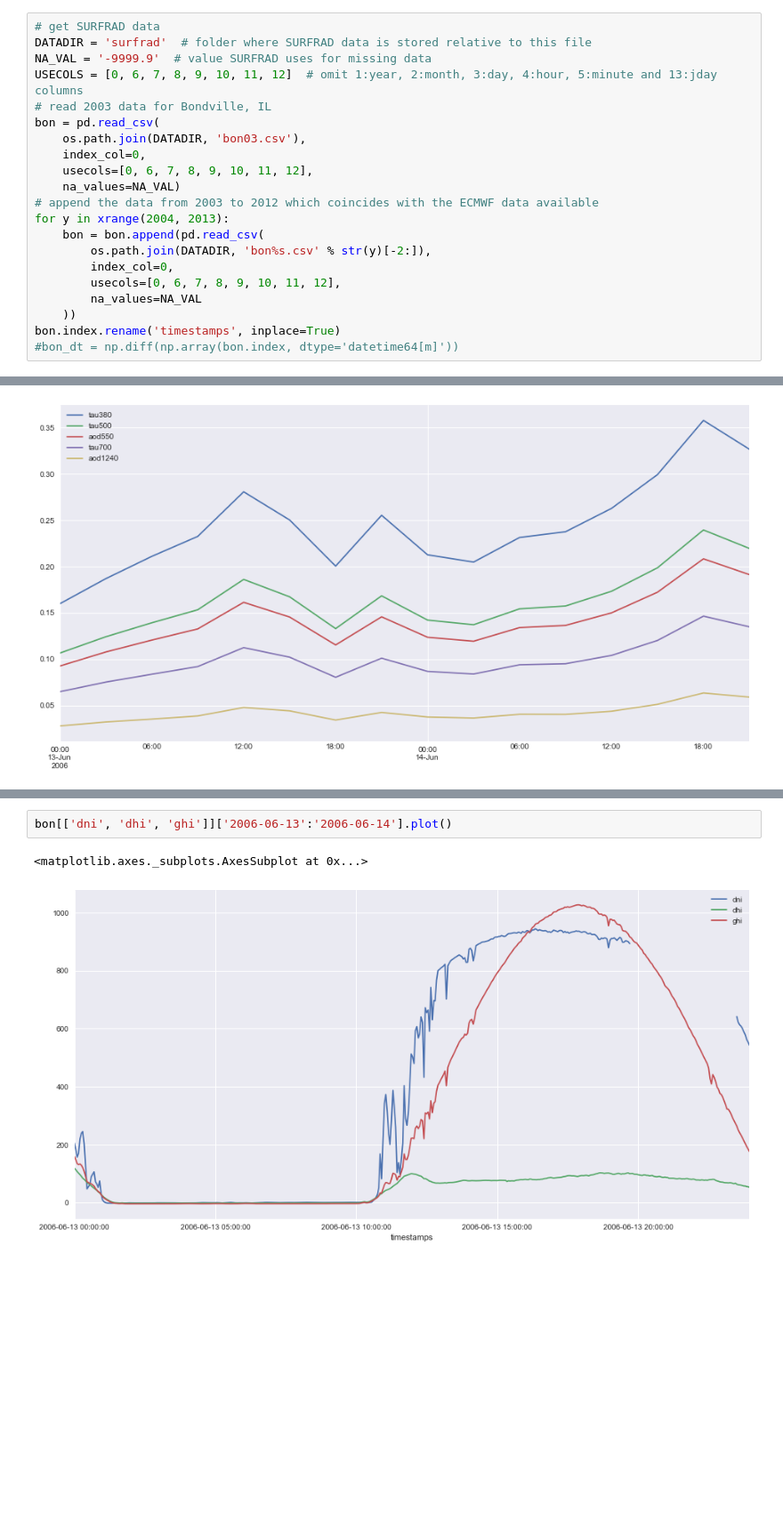
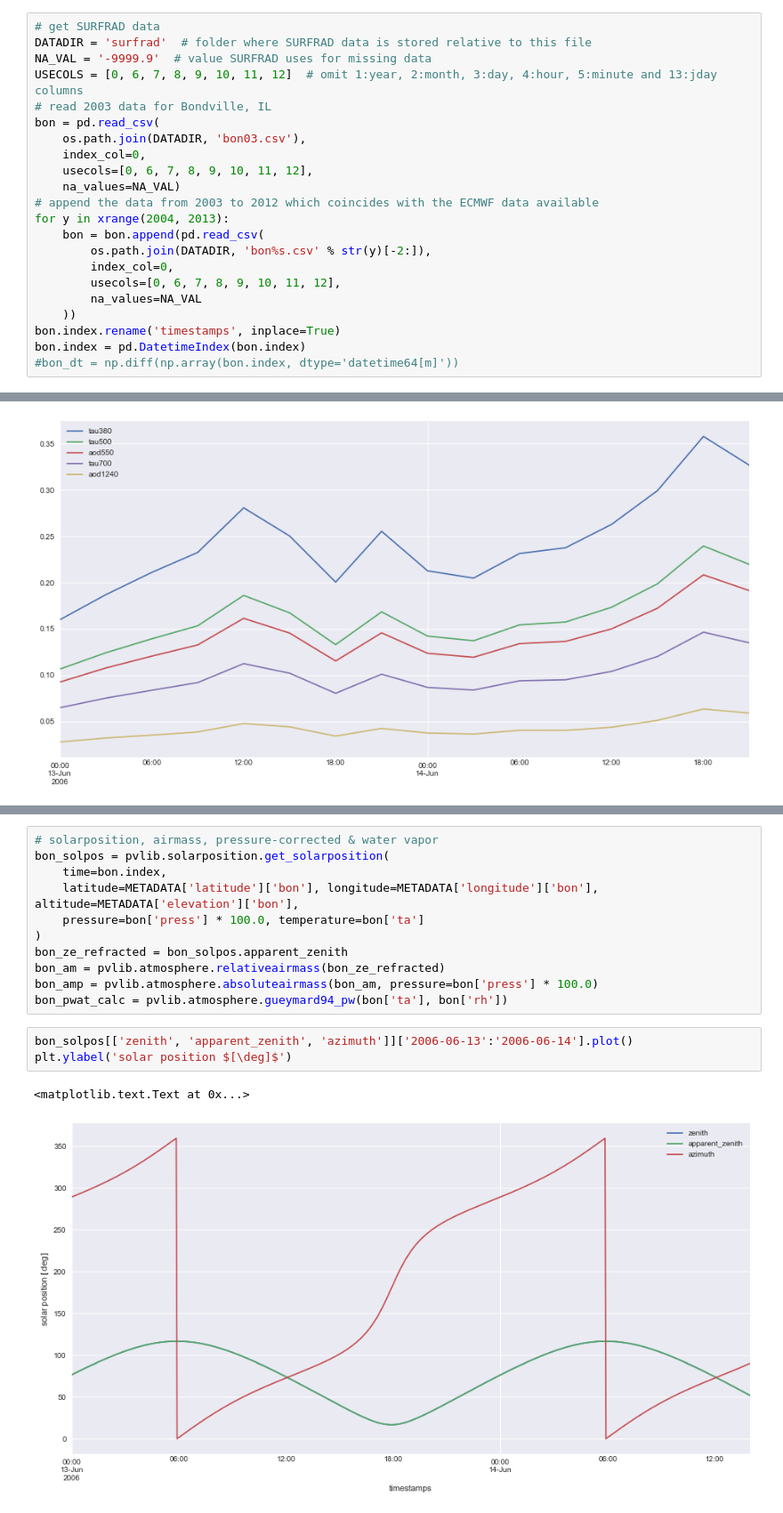
Before and after one commit to mikofski/pvsc44-clearsky-aod, a Jupyter notebook: PVSC-Clearsky-AOD.ipynb, the cells around one changed output, grey strips where cells are left out. Shown at 89% size. Saved outputs shown, nothing was run; the diff lists cells and outputs as text; blank space fills up the shorter version.

Commit message:
reorganize text, get solpos, linke, am, amp, pwat-calc, etc.

```diff
--- a/PVSC-Clearsky-AOD.ipynb
+++ b/PVSC-Clearsky-AOD.ipynb
@@ -62,4 +62,5 @@ for y in xrange(2004, 2013):
         na_values=NA_VAL
     ))
 bon.index.rename('timestamps', inplace=True)
+bon.index = pd.DatetimeIndex(bon.index)
 #bon_dt = np.diff(np.array(bon.index, dtype='datetime64[m]'))
@@ -78,5 +89,17 @@ bon_atm[['tau380', 'tau500', 'aod550', 'tau700', 'aod1240']]['2006-06-13':'2006-
+# %%
+# solarposition, airmass, pressure-corrected & water vapor
+bon_solpos = pvlib.solarposition.get_solarposition(
+    time=bon.index,
+    latitude=METADATA['latitude']['bon'], longitude=METADATA['longitude']['bon'], altitude=METADATA['elevation']['bon'],
+    pressure=bon['press'] * 100.0, temperature=bon['ta']
+)
+bon_ze_refracted = bon_solpos.apparent_zenith
+bon_am = pvlib.atmosphere.relativeairmass(bon_ze_refracted)
+bon_amp = pvlib.atmosphere.absoluteairmass(bon_am, pressure=bon['press'] * 100.0)
+bon_pwat_calc = pvlib.atmosphere.gueymard94_pw(bon['ta'], bon['rh'])
 # %%
-bon[['dni', 'dhi', 'ghi']]['2006-06-13':'2006-06-14'].plot()
+bon_solpos[['zenith', 'apparent_zenith', 'azimuth']]['2006-06-13':'2006-06-14'].plot()
+plt.ylabel('solar position $[\deg]$')
 # %% [output]
-<matplotlib.axes._subplots.AxesSubplot at 0x...>
+<matplotlib.text.Text at 0x...>
-[figure, old version]
+[figure, new version]
```
Also changed, not shown: parts of 14 cells of this notebook.
